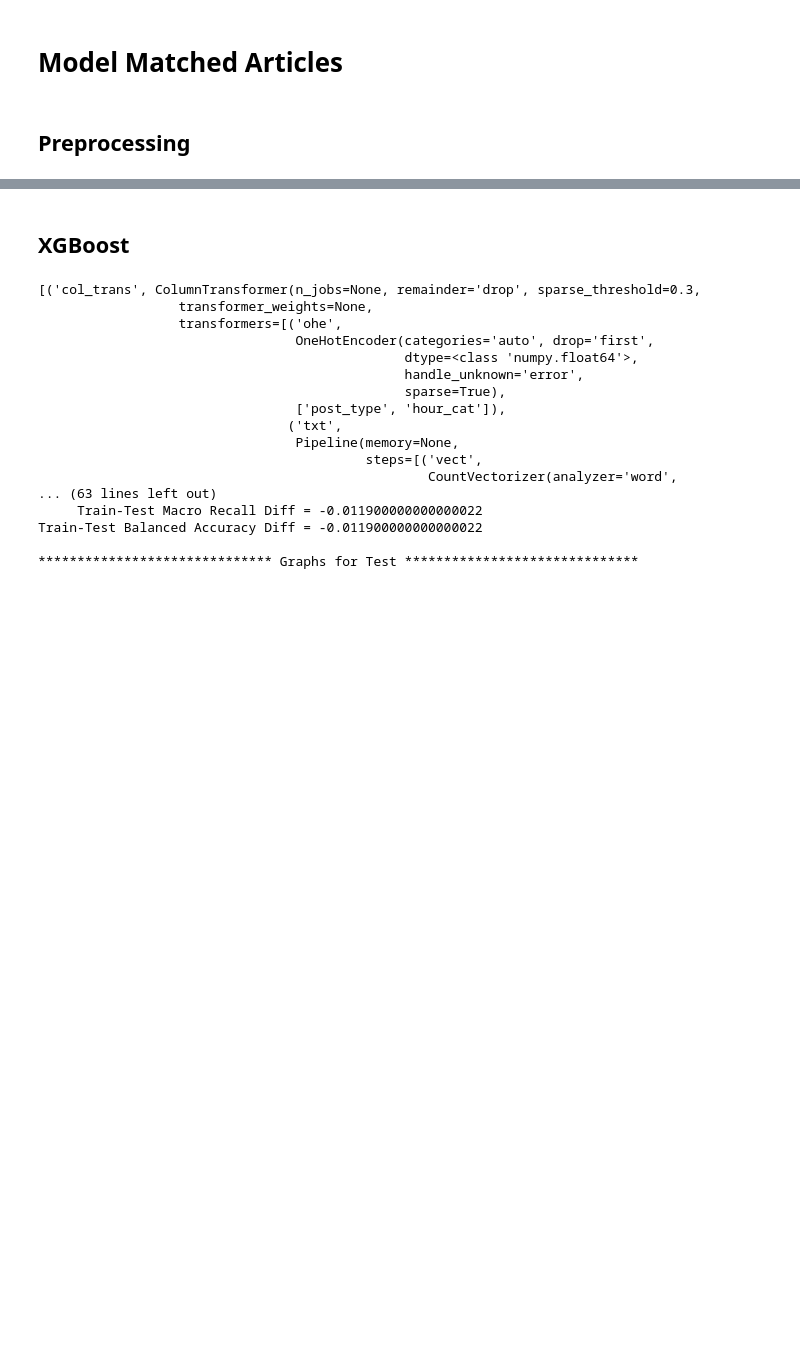
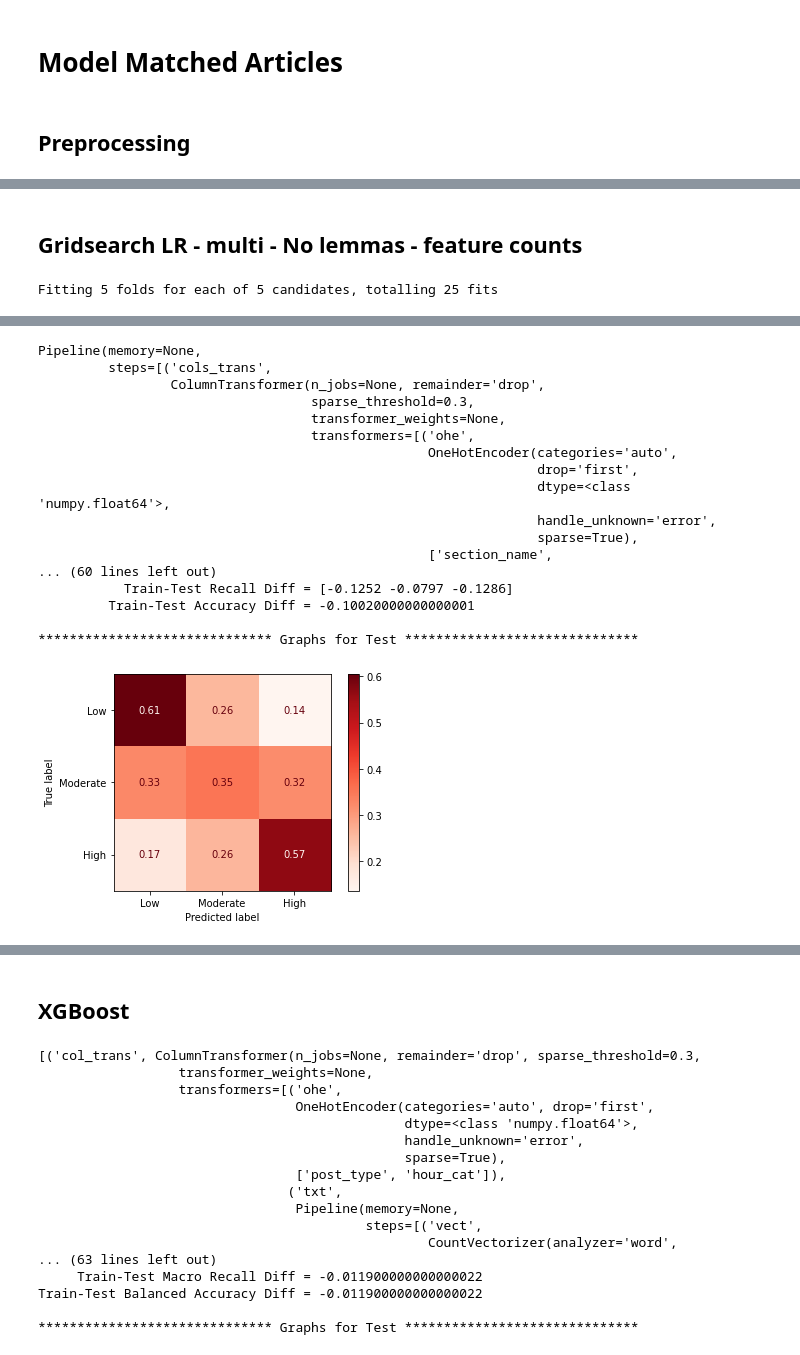
Before and after one commit to jess-miles/nyt-engagement, a Jupyter notebook: models/modeling_nytengagement_colab.ipynb, the cells around one changed output, grey strips where cells are left out. Drawn from its saved outputs; the diff is of its cells as text; code cells hidden in the pictures; blank space fills up the shorter version.

```diff
--- a/models/modeling_nytengagement_colab.ipynb
+++ b/models/modeling_nytengagement_colab.ipynb
@@ -399,3 +523,9 @@ Pipeline(memory=None,
 f = gzip.open('data/cleaned_article_data.pickle.gz','rb')
 df_articles = pickle.load(f)
 f.close()
+# %%
+cat_cols = ['section_name', 'word_count_cat', 'is_multimedia', 'has_person',
+            'has_org', 'has_geo']
+
+Xmat = df_articles[['cleaned', 'subject'] + cat_cols]
+ymat = df_articles['m_binary']
@@ -401,0 +545,8 @@ f.close()
+# %%
+# Create multi-class y_train using the same indices as binary
+y_train_mat_multi = df_articles[df_articles.index.isin(y_train_mat.index)]['m_multi']
+y_train_mat_multi = y_train_mat_multi.reindex(index=list(y_train_mat.index))
+
+# Create multi-class y_test using the same indices as binary
+y_test_mat_multi = df_articles[df_articles.index.isin(y_test_mat.index)]['m_multi']
+y_test_mat_multi = y_test_mat_multi.reindex(index=list(y_test_mat.index))
@@ -401,0 +653,13 @@ f.close()
+# %% [markdown]
+## Gridsearch LR - multi - No lemmas - feature counts
+# %%
+model_name = "LR_mat_multi_feats"
+
+# run gridsearch for LR
+model_eval.clf_gridsearch_wpipe(clf_pipe_m, grid_params, X_train_mat,
+                                 y_train_mat_multi, X_test_mat, y_test_mat_multi,
+                                mclass_labels, file_name=model_name,
+                                save_path=save_path, scoring='recall_macro',
+                                score_type='std', verbose=1)
+# %% [output]
+Fitting 5 folds for each of 5 candidates, totalling 25 fits
@@ -401,0 +668,18 @@ f.close()
+Pipeline(memory=None,
+         steps=[('cols_trans',
+                 ColumnTransformer(n_jobs=None, remainder='drop',
+                                   sparse_threshold=0.3,
+                                   transformer_weights=None,
+                                   transformers=[('ohe',
+                                                  OneHotEncoder(categories='auto',
+                                                                drop='first',
+                                                                dtype=<class 'numpy.float64'>,
+                                                                handle_unknown='error',
+                                                                sparse=True),
+                                                  ['section_name',
+... (60 lines left out)
+           Train-Test Recall Diff = [-0.1252 -0.0797 -0.1286]
+         Train-Test Accuracy Diff = -0.10020000000000001
+
+****************************** Graphs for Test ******************************
+[figure, added]
```
Also changed, not shown: parts of 20 cells of this notebook, 1 other file.
